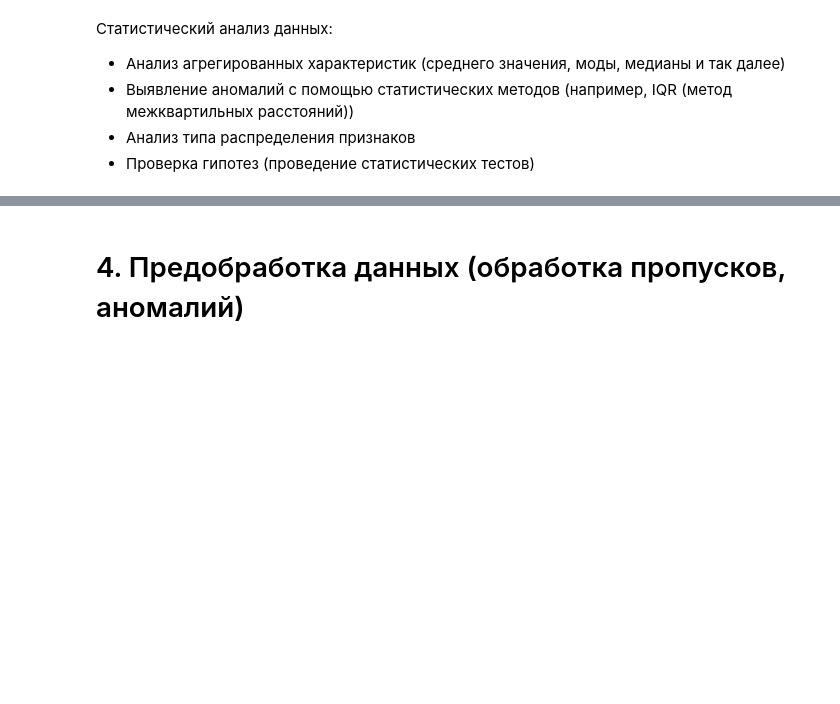
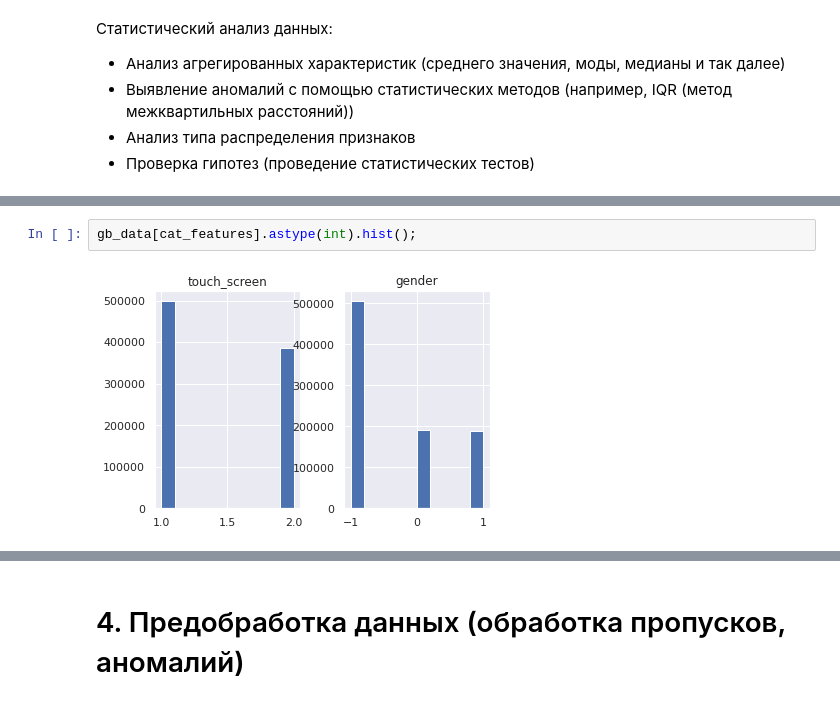
Before and after one commit to nglaz0v/DS_bootcamp, a Jupyter notebook: 5-ANN_CV/project_5.ipynb, the cells around one changed output, grey strips where cells are left out. Saved outputs shown, nothing was run; the diff lists cells and outputs as text; blank space fills up the shorter version.

```diff
--- a/5-ANN_CV/project_5.ipynb
+++ b/5-ANN_CV/project_5.ipynb
@@ -211,0 +257,4 @@ gb_data.hist(figsize=(16,16));
+# %%
+gb_data[cat_features].astype(int).hist();
+# %% [output]
+[figure, added]
```
Also changed, not shown: parts of 35 cells of this notebook.
